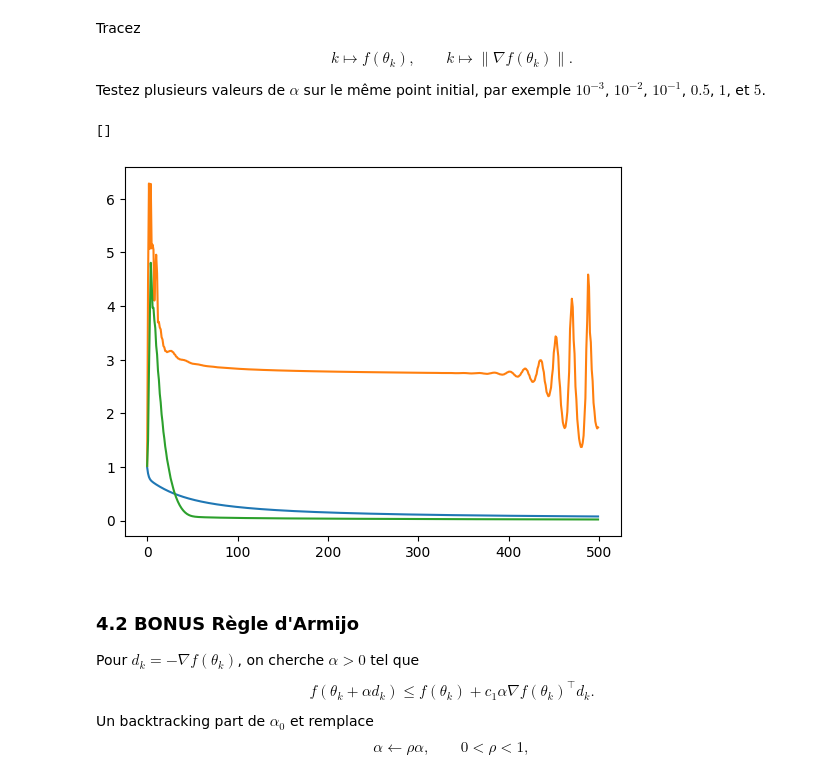
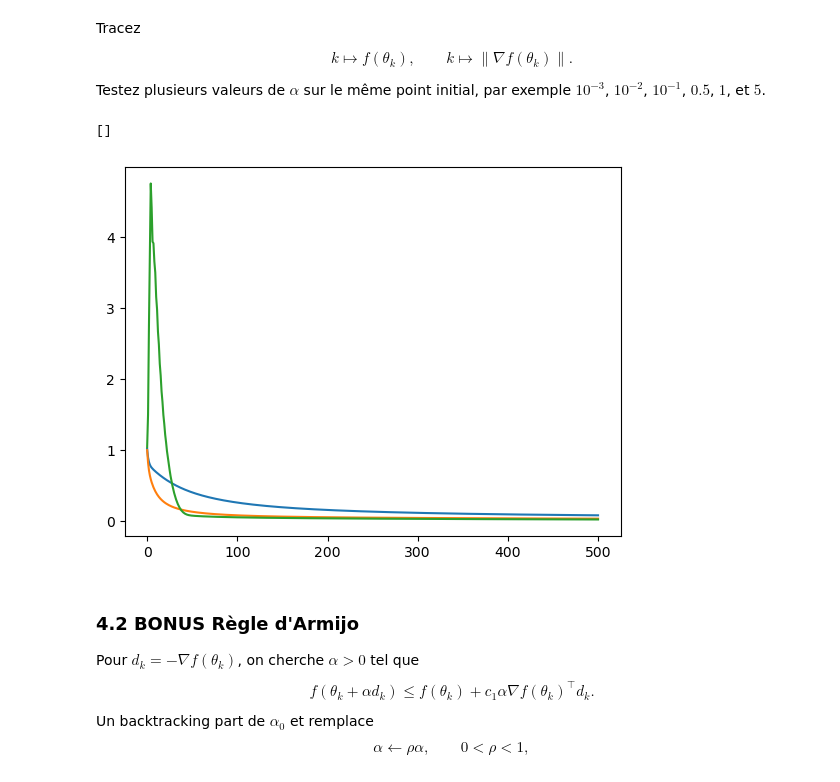
Before and after one commit to antoinecassou/3GMO1, a Jupyter notebook: Projet_QuickDraw_Sujet.ipynb, the cells around one changed output. Saved outputs shown, nothing was run; the diff lists cells and outputs as text; code cells hidden in the pictures.

```diff
--- a/Projet_QuickDraw_Sujet.ipynb
+++ b/Projet_QuickDraw_Sujet.ipynb
@@ -427,21 +334,6 @@ $$
 Vérifiez soigneusement les dimensions de toutes les quantités dans l'expression matricielle du gradient.
 Complétez le code ci-dessous.
 # %%
-"""def objective(theta, Xb, y, lmbda=1e-2):
-    n=len(Xb)
-    S=(lmbda/2)*(np.norm(theta[:-1]))**2
-    for i in range(n):
-        S=S+(-1/n)*(y[i]*np.log(sigmoid(np.dot(np.transpose(theta),Xb[i])))+(1-y[i])*np.log(1-sigmoid(np.dot(np.transpose(theta), Xb[i]))))
-    return S
-
-
-def grad_objective(theta, Xb, y, lmbda=1e-2):
-    n=len(Xb)
-    w=theta[:-1]
-    Y=np.append(w, 0)
-    return (1/n)*(np.transpose(Xb)(sigmoid(np.dot(np.transpose(theta), Xb))-y)) + lmbda*Y"""
-
-
 def objective(theta, Xb, y, lmbda=1e-2):
     # TODO
     w = theta[:-1]
@@ -589,24 +457,21 @@ Testez plusieurs valeurs de $\alpha$ sur le même point initial, par exemple $10
 # %%
 lmbda = 1e-2
 
 theta0 = np.zeros(X_train_b.shape[1])
 # Quelques pas à comparer
 fixed_results = {}
 theta = {}
 
-for alpha in [0.01, 0.5, 0.1]: #se passe mal pour les grandes valeurs
+for alpha in [0.01, 0.05, 0.1]: #se passe mal pour les grandes valeurs
 
-    fixed_results[alpha], theta[alpha] = gradient_descent_fixed(objective, grad_objective, np.random.normal(scale = 1e-3, size=785),alpha, max_iter=500)
+    fixed_results[alpha], theta[alpha], k = gradient_descent_fixed(objective, grad_objective, rd.normal(scale = 1e-3, size=785),alpha, max_iter=500)
+    absc = [i for i in range(k+1)]
+    plt.plot(absc, fixed_results[alpha])
 
-# TODO — tracer les historiques
-# print(fixed_results)
-absc = [k for k in range(500)]
-for y in fixed_results :
-    plt.plot(absc, fixed_results[y])
 plt.plot()
 # %% [output]
 []
-[figure, old version]
+[figure, new version]
 # %% [markdown]
 ### 4.2 BONUS Règle d'Armijo
 
```
Also changed, not shown: parts of 21 cells of this notebook, 1 other file.
